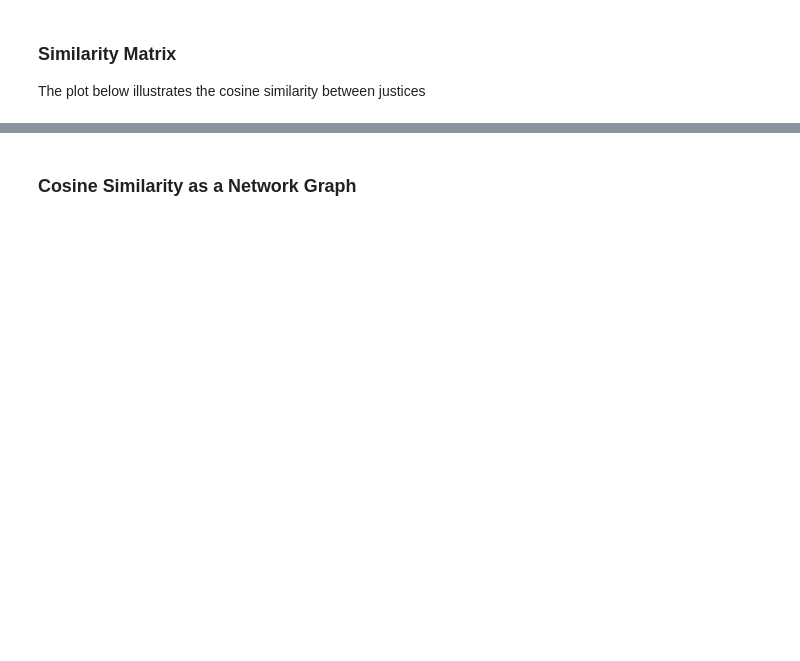
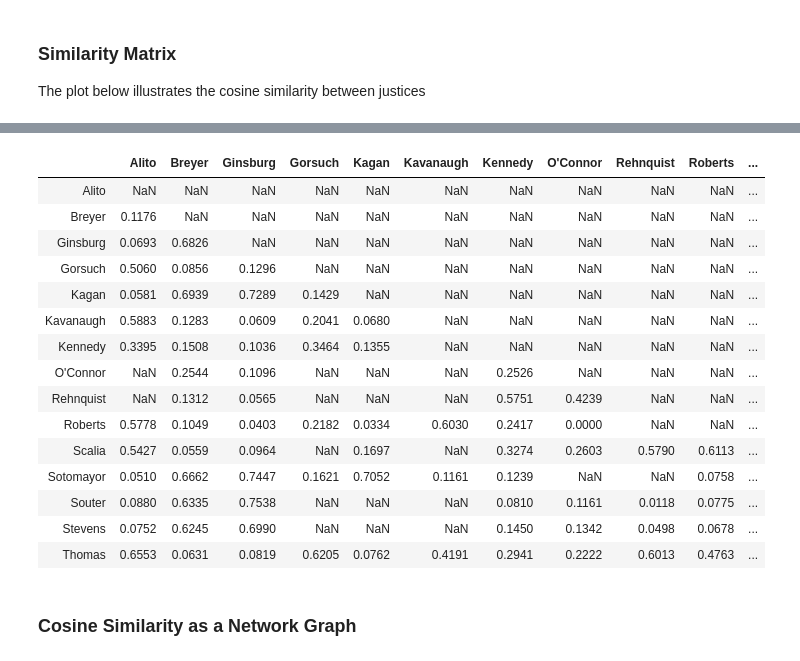
Before and after one commit to wplam107/scotus_rulings, a Jupyter notebook: dc_fe_notebook.ipynb, the cells around one changed output, grey strips where cells are left out. Cells and saved outputs as stored; diff of their text form; code cells hidden in the pictures; blank space fills up the shorter version.

```diff
--- a/dc_fe_notebook.ipynb
+++ b/dc_fe_notebook.ipynb
@@ -130,0 +142,19 @@ plt.show()
+# %%
+# Build matrices for heatmap
+a = sim_mat
+b = sim_mul
+mask = np.zeros(sim_mat.shape, dtype=bool)
+mask[np.triu_indices(len(mask))] = True
+a[mask] = np.nan
+b[mask] = np.nan
+c = a.drop(columns='Thomas').drop('Alito')
+d = b.drop(columns='Thomas').drop('Alito')
+z1 = np.array(c)
+z2 = np.array(d)
+
+# Similarity heatmaps
+fig = make_subplots(rows=2, cols=1, subplot_titles=['Binary Similarity', 'Multiclass Similarity'])
+fig.add_trace(go.Heatmap(z=z1, x=c.columns, y=c.index, colorscale='RdBu'), row=1, col=1)
+fig.add_trace(go.Heatmap(z=z2, x=d.columns, y=d.index, colorscale='RdBu', showscale=False), row=2, col=1)
+fig.update_layout(height=800, width=800, template='simple_white')
+fig.show()
@@ -131,3 +163,22 @@ plt.show()
+# %%
+a
+# %% [output]
+|  | Alito | Breyer | Ginsburg | Gorsuch | Kagan | Kavanaugh | Kennedy | O'Connor | Rehnquist | Roberts | ... |
+| Alito | NaN | NaN | NaN | NaN | NaN | NaN | NaN | NaN | NaN | NaN | ... |
+| Breyer | 0.1176 | NaN | NaN | NaN | NaN | NaN | NaN | NaN | NaN | NaN | ... |
+| Ginsburg | 0.0693 | 0.6826 | NaN | NaN | NaN | NaN | NaN | NaN | NaN | NaN | ... |
+| Gorsuch | 0.5060 | 0.0856 | 0.1296 | NaN | NaN | NaN | NaN | NaN | NaN | NaN | ... |
+| Kagan | 0.0581 | 0.6939 | 0.7289 | 0.1429 | NaN | NaN | NaN | NaN | NaN | NaN | ... |
+| Kavanaugh | 0.5883 | 0.1283 | 0.0609 | 0.2041 | 0.0680 | NaN | NaN | NaN | NaN | NaN | ... |
+| Kennedy | 0.3395 | 0.1508 | 0.1036 | 0.3464 | 0.1355 | NaN | NaN | NaN | NaN | NaN | ... |
+| O'Connor | NaN | 0.2544 | 0.1096 | NaN | NaN | NaN | 0.2526 | NaN | NaN | NaN | ... |
+| Rehnquist | NaN | 0.1312 | 0.0565 | NaN | NaN | NaN | 0.5751 | 0.4239 | NaN | NaN | ... |
+| Roberts | 0.5778 | 0.1049 | 0.0403 | 0.2182 | 0.0334 | 0.6030 | 0.2417 | 0.0000 | NaN | NaN | ... |
+| Scalia | 0.5427 | 0.0559 | 0.0964 | NaN | 0.1697 | NaN | 0.3274 | 0.2603 | 0.5790 | 0.6113 | ... |
+| Sotomayor | 0.0510 | 0.6662 | 0.7447 | 0.1621 | 0.7052 | 0.1161 | 0.1239 | NaN | NaN | 0.0758 | ... |
+| Souter | 0.0880 | 0.6335 | 0.7538 | NaN | NaN | NaN | 0.0810 | 0.1161 | 0.0118 | 0.0775 | ... |
+| Stevens | 0.0752 | 0.6245 | 0.6990 | NaN | NaN | NaN | 0.1450 | 0.1342 | 0.0498 | 0.0678 | ... |
+| Thomas | 0.6553 | 0.0631 | 0.0819 | 0.6205 | 0.0762 | 0.4191 | 0.2941 | 0.2222 | 0.6013 | 0.4763 | ... |
 # %% [markdown]
 ### Cosine Similarity as a Network Graph
 # %%
```
Also changed, not shown: parts of 16 cells of this notebook, 1 other file.
